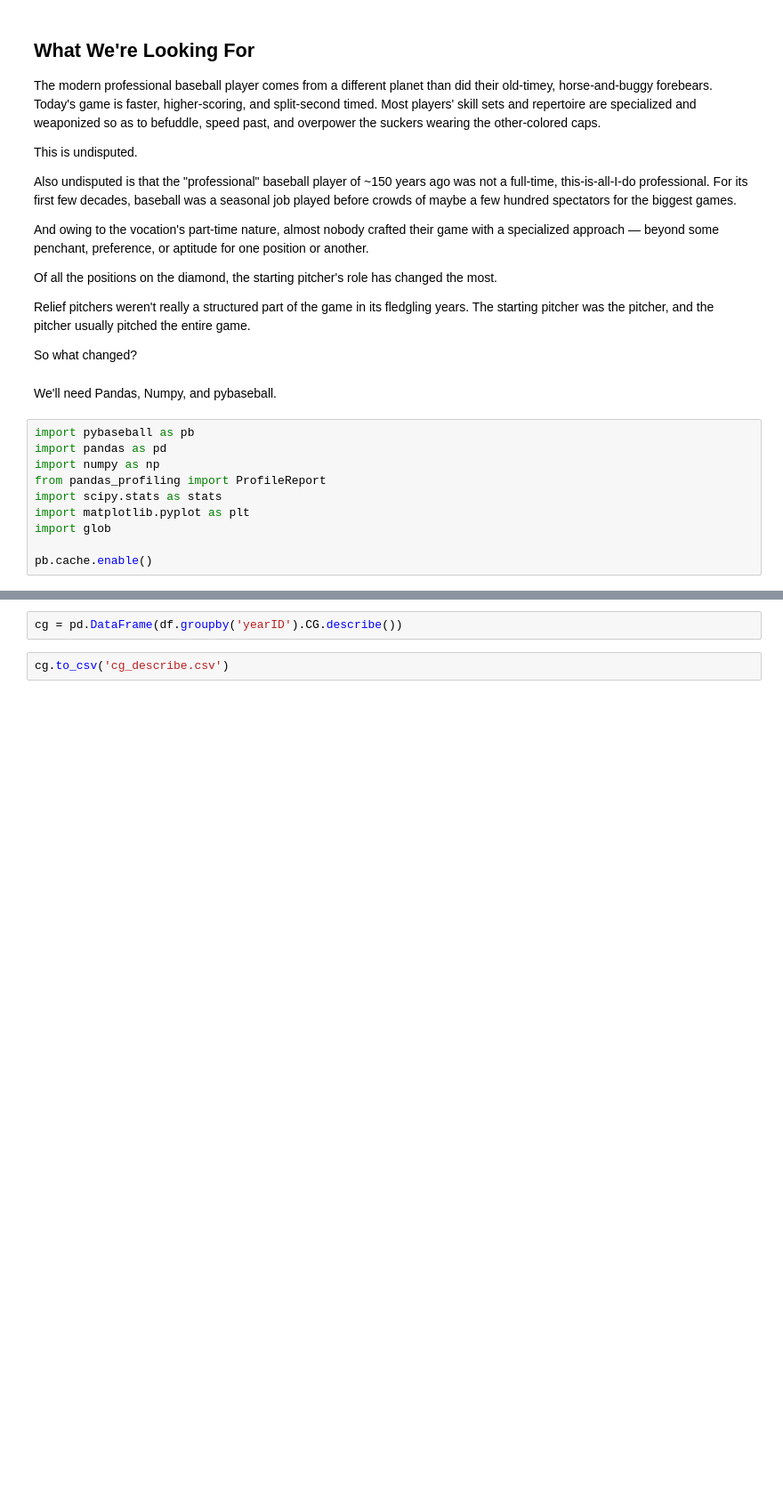
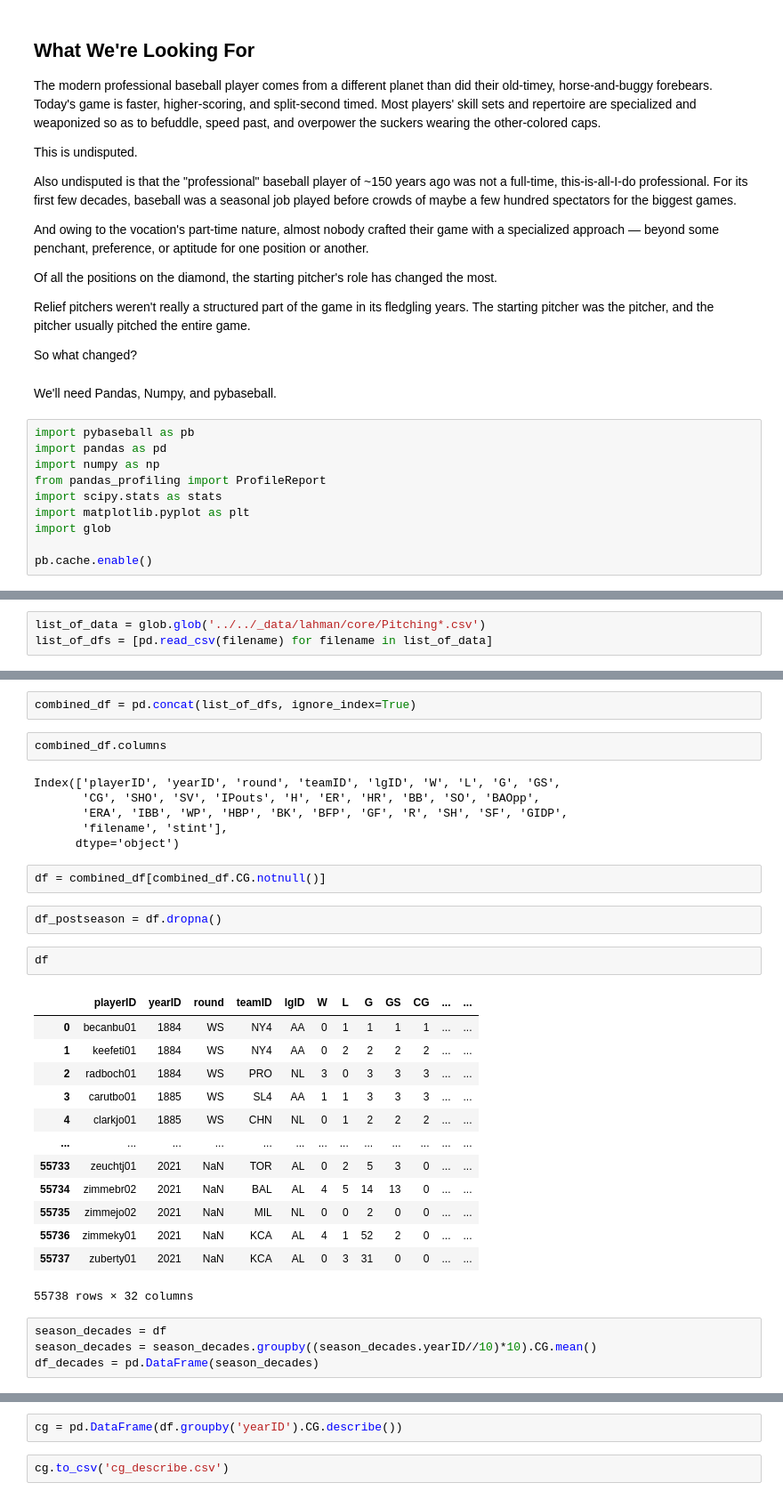
Before and after one commit to obverter/complete-games-are-done, a Jupyter notebook: notebooks/Complete Games Are Done.ipynb, the cells around one changed output, grey strips where cells are left out. Shown: that part at 89% size. Saved outputs shown, nothing was run; the diff lists cells and outputs as text; blank space fills up the shorter version.

```diff
--- a/notebooks/Complete Games Are Done.ipynb
+++ b/notebooks/Complete Games Are Done.ipynb
@@ -35,0 +30,3 @@ df = pd.read_csv("../data/pitching.csv")
+# %%
+list_of_data = glob.glob('../../_data/lahman/core/Pitching*.csv')
+list_of_dfs = [pd.read_csv(filename) for filename in list_of_data]
@@ -35,0 +41,34 @@ df = pd.read_csv("../data/pitching.csv")
+# %%
+combined_df = pd.concat(list_of_dfs, ignore_index=True)
+# %%
+combined_df.columns
+# %% [output]
+Index(['playerID', 'yearID', 'round', 'teamID', 'lgID', 'W', 'L', 'G', 'GS',
+       'CG', 'SHO', 'SV', 'IPouts', 'H', 'ER', 'HR', 'BB', 'SO', 'BAOpp',
+       'ERA', 'IBB', 'WP', 'HBP', 'BK', 'BFP', 'GF', 'R', 'SH', 'SF', 'GIDP',
+       'filename', 'stint'],
+      dtype='object')
+# %%
+df = combined_df[combined_df.CG.notnull()]
+# %%
+df_postseason = df.dropna()
+# %%
+df
+# %% [output]
+|  | playerID | yearID | round | teamID | lgID | W | L | G | GS | CG | ... | ... |
+| 0 | becanbu01 | 1884 | WS | NY4 | AA | 0 | 1 | 1 | 1 | 1 | ... | ... |
+| 1 | keefeti01 | 1884 | WS | NY4 | AA | 0 | 2 | 2 | 2 | 2 | ... | ... |
+| 2 | radboch01 | 1884 | WS | PRO | NL | 3 | 0 | 3 | 3 | 3 | ... | ... |
+| 3 | carutbo01 | 1885 | WS | SL4 | AA | 1 | 1 | 3 | 3 | 3 | ... | ... |
+| 4 | clarkjo01 | 1885 | WS | CHN | NL | 0 | 1 | 2 | 2 | 2 | ... | ... |
+| ... | ... | ... | ... | ... | ... | ... | ... | ... | ... | ... | ... | ... |
+| 55733 | zeuchtj01 | 2021 | NaN | TOR | AL | 0 | 2 | 5 | 3 | 0 | ... | ... |
+| 55734 | zimmebr02 | 2021 | NaN | BAL | AL | 4 | 5 | 14 | 13 | 0 | ... | ... |
+| 55735 | zimmejo02 | 2021 | NaN | MIL | NL | 0 | 0 | 2 | 0 | 0 | ... | ... |
+| 55736 | zimmeky01 | 2021 | NaN | KCA | AL | 4 | 1 | 52 | 2 | 0 | ... | ... |
+| 55737 | zuberty01 | 2021 | NaN | KCA | AL | 0 | 3 | 31 | 0 | 0 | ... | ... |
+55738 rows × 32 columns
+# %%
+season_decades = df
+season_decades = season_decades.groupby((season_decades.yearID//10)*10).CG.mean()
+df_decades = pd.DataFrame(season_decades)
```
Also changed, not shown: parts of 9 cells of this notebook, 1 other file.
